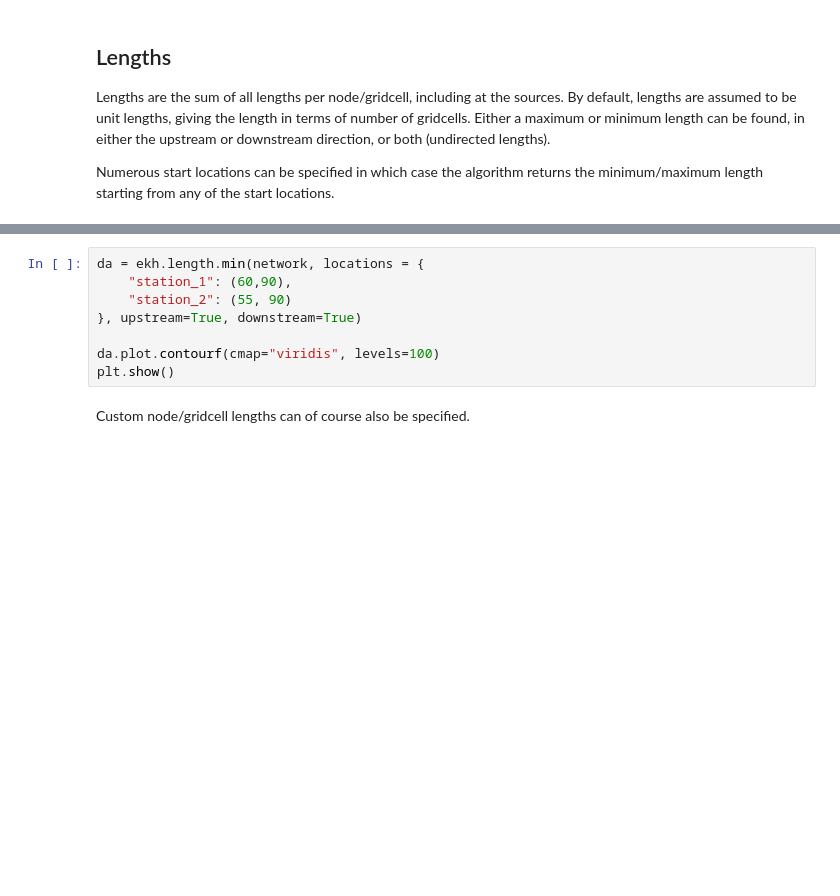
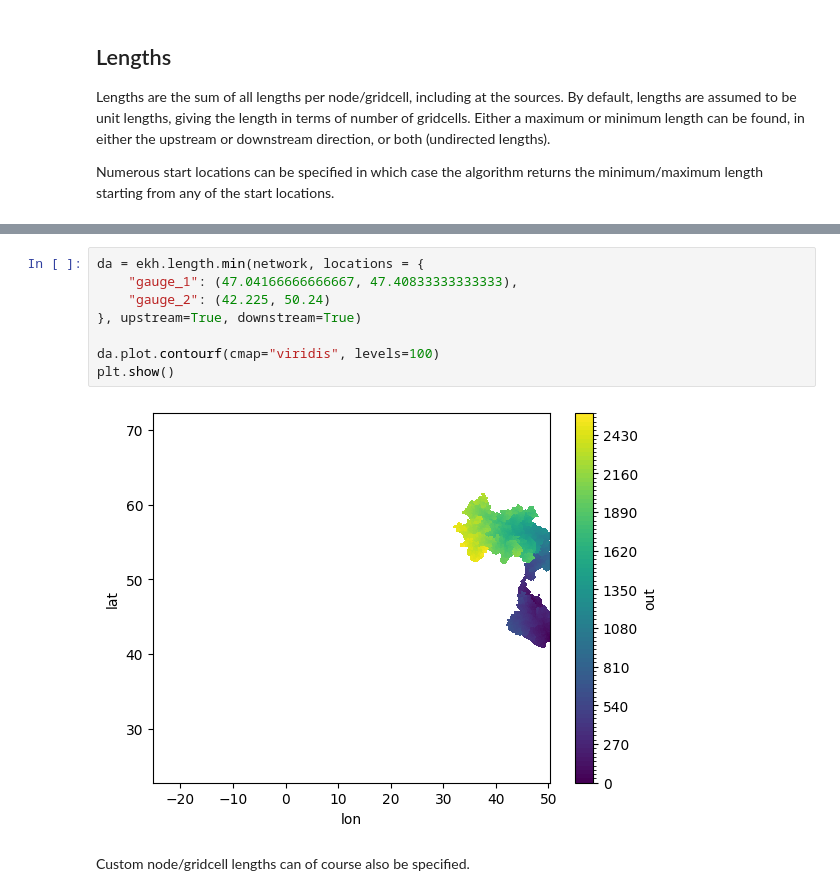
Before and after one commit to ecmwf/earthkit-hydro, a Jupyter notebook: docs/source/tutorials/distance_length.ipynb, the cells around one changed output, grey strips where cells are left out. Cells and saved outputs as stored; diff of their text form; blank space fills up the shorter version.

```diff
--- a/docs/source/tutorials/distance_length.ipynb
+++ b/docs/source/tutorials/distance_length.ipynb
@@ -33,11 +39,13 @@ plt.show()
 # %%
 da = ekh.length.min(network, locations = {
-    "station_1": (60,90),
-    "station_2": (55, 90)
+    "gauge_1": (47.04166666666667, 47.40833333333333),
+    "gauge_2": (42.225, 50.24)
 }, upstream=True, downstream=True)
 
 da.plot.contourf(cmap="viridis", levels=100)
 plt.show()
+# %% [output]
+[figure, added]
 # %% [markdown]
 Custom node/gridcell lengths can of course also be specified.
 # %%
```
Also changed, not shown: parts of 9 cells of this notebook, 10 other files.
